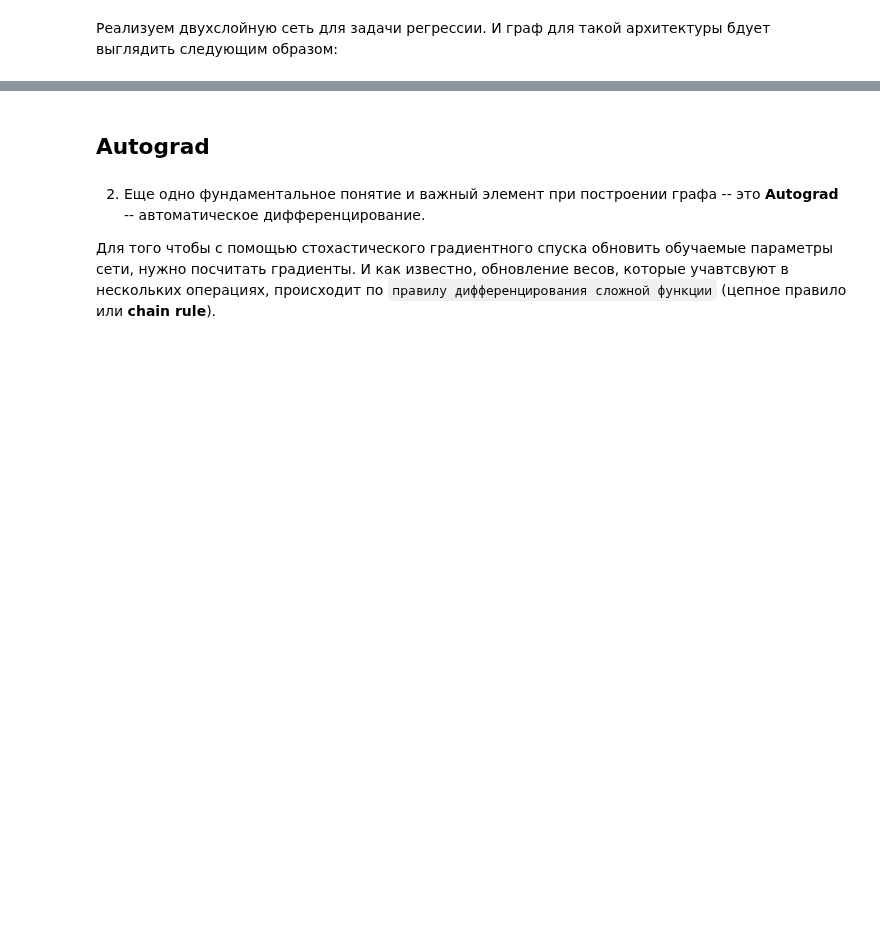
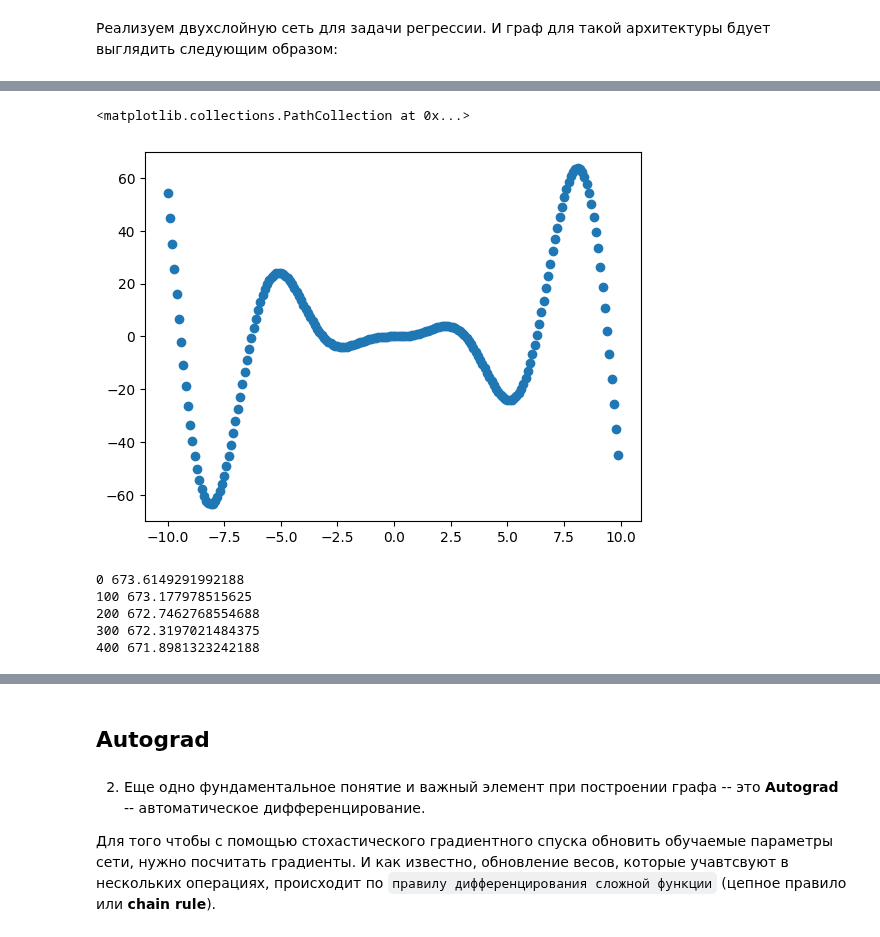
Before and after one commit to mikhailmartin/RiskModellingResearch-DeepLearning, a Jupyter notebook: Week2/PyTorch_Graph_AutoGrad.ipynb, the cells around one changed output, grey strips where cells are left out. Cells and saved outputs as stored; diff of their text form; code cells hidden in the pictures; blank space fills up the shorter version.

```diff
--- a/Week2/PyTorch_Graph_AutoGrad.ipynb
+++ b/Week2/PyTorch_Graph_AutoGrad.ipynb
@@ -76,3 +104,11 @@ output_size = 1
 # %%
-x = np.arange(-10, 10, 0.01).reshape(-1, 1)
+# Create random input and output data
+x = np.arange(-10, 10, 0.1).reshape(-1, 1)
 y = x**2 * np.sin(x).reshape(-1, 1)
+
+x = torch.FloatTensor(x)
+y = torch.FloatTensor(y)
+
+# Randomly initialize weights
+w1 = torch.randn(INPUT_SIZE, HIDDEN_SIZE, device=device, dtype=dtype)
+w2 = torch.randn(HIDDEN_SIZE, OUTPUT_SIZE, device=device, dtype=dtype)
@@ -98,2 +115,40 @@ for t in range(500):
+# %%
+plt.scatter(x, y)
+# %% [output]
+<matplotlib.collections.PathCollection at 0x...>
+[figure, added]
+# %%
+learning_rate = 1e-6
+for t in range(500):
+    # Forward pass: compute predicted y
+    h1 = x.mm(w1)
+    h1_relu = h1.clamp(min=0.0)
+    y_pred = h1_relu.mm(w2)
+
+    # Compute and print loss
+    loss = (y_pred - y).pow(2).mean().item()
+    if t % 100 == 0:
+        print(t, loss)
+
+    # Backward pass
+    # 1) dL/dy_pred
+    dL_dy_pred = 2 * (y_pred - y) / y.numel()
+    # 2) слой w2
+    grad_w2 = h1_relu.T @ dL_dy_pred
+    dL_dh1_relu = dL_dy_pred @ w2.T
+    # 3) ReLU
+    dL_dh1 = dL_dh1_relu * (h1 > 0).float()
+    # 4) слой w1
+    grad_w1 = x.T @ dL_dh1
+
+    # Update weights using gradient descent
+    w1 -= learning_rate * grad_w1
+    w2 -= learning_rate * grad_w2
+# %% [output]
+0 673.6149291992188
+100 673.177978515625
+200 672.7462768554688
+300 672.3197021484375
+400 671.8981323242188
 # %%
 loss
```
Also changed, not shown: parts of 33 cells of this notebook, 1 other file.
